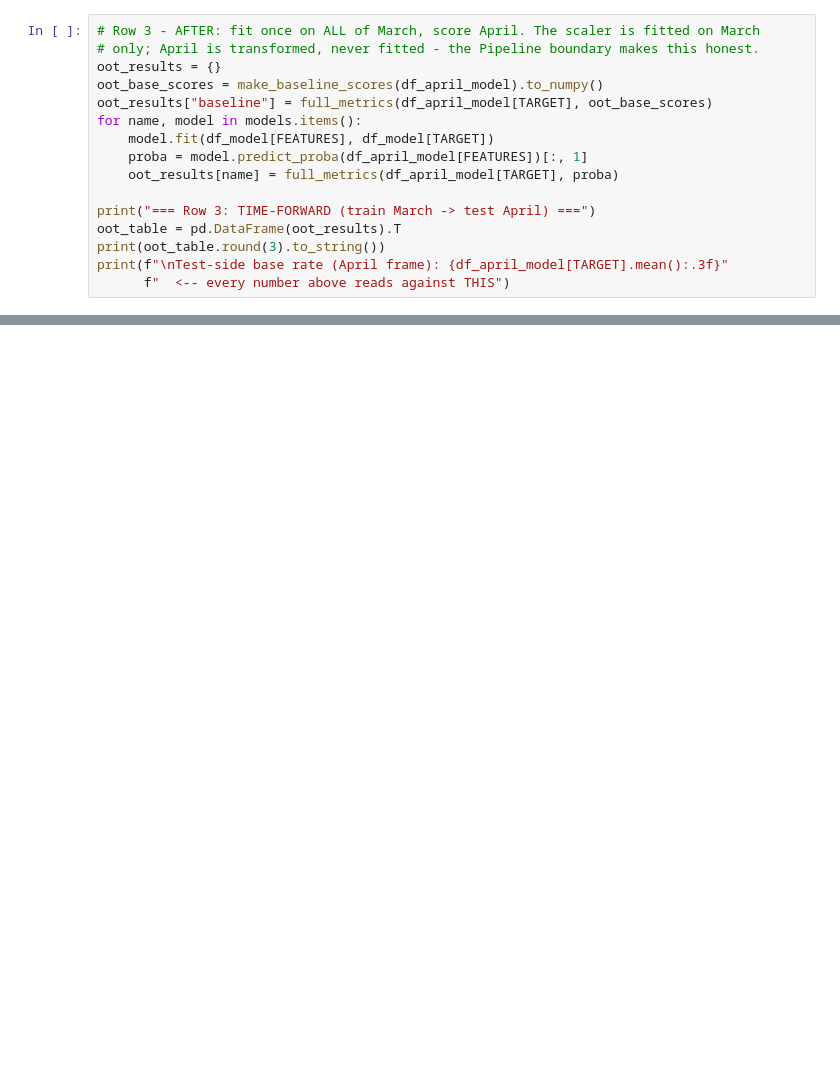
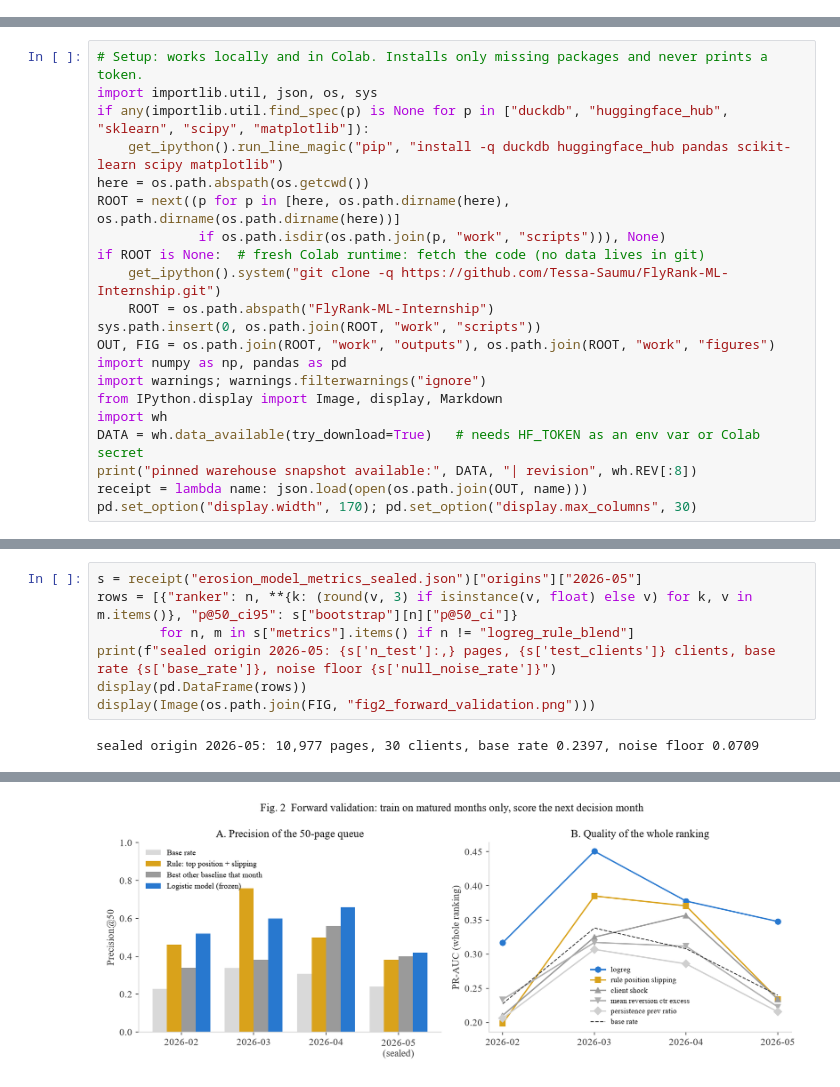
Before and after one commit to Tessa-Saumu/FlyRank-ML-Internship, a Jupyter notebook: work/notebooks/w06_validation_audit.ipynb, the cells around one changed output, grey strips where cells are left out. Drawn from its saved outputs; the diff is of its cells as text; blank space fills up the shorter version.

```diff
--- a/work/notebooks/w06_validation_audit.ipynb
+++ b/work/notebooks/w06_validation_audit.ipynb
@@ -635,16 +0,0 @@ Share of April-frame page-grains also present in the March frame: 85.0%
-# %%
-# Row 3 - AFTER: fit once on ALL of March, score April. The scaler is fitted on March
-# only; April is transformed, never fitted - the Pipeline boundary makes this honest.
-oot_results = {}
-oot_base_scores = make_baseline_scores(df_april_model).to_numpy()
-oot_results["baseline"] = full_metrics(df_april_model[TARGET], oot_base_scores)
-for name, model in models.items():
-    model.fit(df_model[FEATURES], df_model[TARGET])
-    proba = model.predict_proba(df_april_model[FEATURES])[:, 1]
-    oot_results[name] = full_metrics(df_april_model[TARGET], proba)
-
-print("=== Row 3: TIME-FORWARD (train March -> test April) ===")
-oot_table = pd.DataFrame(oot_results).T
-print(oot_table.round(3).to_string())
-print(f"\nTest-side base rate (April frame): {df_april_model[TARGET].mean():.3f}"
-      f"  <-- every number above reads against THIS")
@@ -1355,0 +28,21 @@ Before you submit, confirm each line honestly:
+# %%
+# Setup: works locally and in Colab. Installs only missing packages and never prints a token.
+import importlib.util, json, os, sys
+if any(importlib.util.find_spec(p) is None for p in ["duckdb", "huggingface_hub", "sklearn", "scipy", "matplotlib"]):
+    get_ipython().run_line_magic("pip", "install -q duckdb huggingface_hub pandas scikit-learn scipy matplotlib")
+here = os.path.abspath(os.getcwd())
+ROOT = next((p for p in [here, os.path.dirname(here), os.path.dirname(os.path.dirname(here))]
+             if os.path.isdir(os.path.join(p, "work", "scripts"))), None)
+if ROOT is None:  # fresh Colab runtime: fetch the code (no data lives in git)
+    get_ipython().system("git clone -q https://github.com/Tessa-Saumu/FlyRank-ML-Internship.git")
+    ROOT = os.path.abspath("FlyRank-ML-Internship")
+sys.path.insert(0, os.path.join(ROOT, "work", "scripts"))
+OUT, FIG = os.path.join(ROOT, "work", "outputs"), os.path.join(ROOT, "work", "figures")
+import numpy as np, pandas as pd
+import warnings; warnings.filterwarnings("ignore")
+from IPython.display import Image, display, Markdown
+import wh
+DATA = wh.data_available(try_download=True)   # needs HF_TOKEN as an env var or Colab secret
+print("pinned warehouse snapshot available:", DATA, "| revision", wh.REV[:8])
+receipt = lambda name: json.load(open(os.path.join(OUT, name)))
+pd.set_option("display.width", 170); pd.set_option("display.max_columns", 30)
@@ -1355,0 +78,9 @@ Before you submit, confirm each line honestly:
+# %%
+s = receipt("erosion_model_metrics_sealed.json")["origins"]["2026-05"]
+rows = [{"ranker": n, **{k: (round(v, 3) if isinstance(v, float) else v) for k, v in m.items()}, "p@50_ci95": s["bootstrap"][n]["p@50_ci"]}
+        for n, m in s["metrics"].items() if n != "logreg_rule_blend"]
+print(f"sealed origin 2026-05: {s['n_test']:,} pages, {s['test_clients']} clients, base rate {s['base_rate']}, noise floor {s['null_noise_rate']}")
+display(pd.DataFrame(rows))
+display(Image(os.path.join(FIG, "fig2_forward_validation.png")))
+# %% [output]
+sealed origin 2026-05: 10,977 pages, 30 clients, base rate 0.2397, noise floor 0.0709
@@ -1355,0 +94 @@ Before you submit, confirm each line honestly:
+[figure, added]
```
Also changed, not shown: parts of 41 cells of this notebook, 55 other files.
